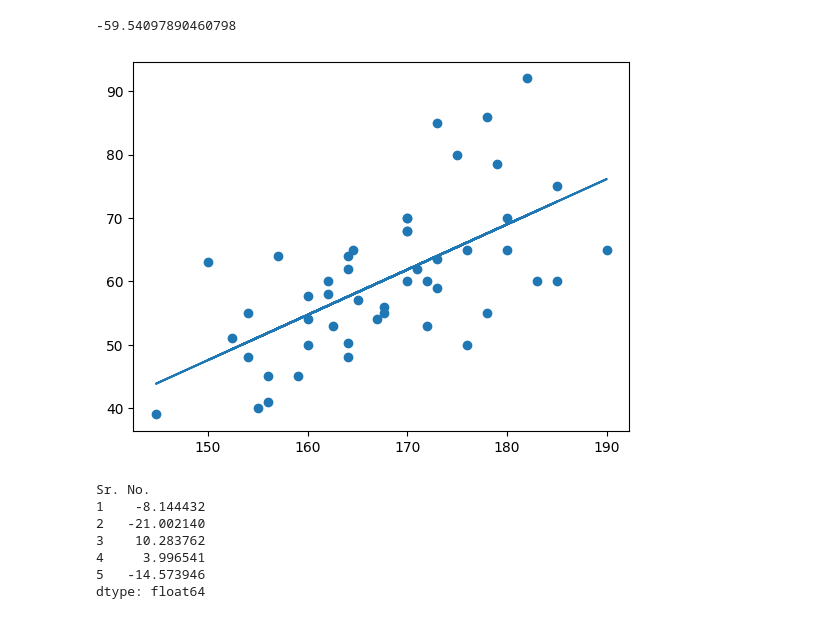
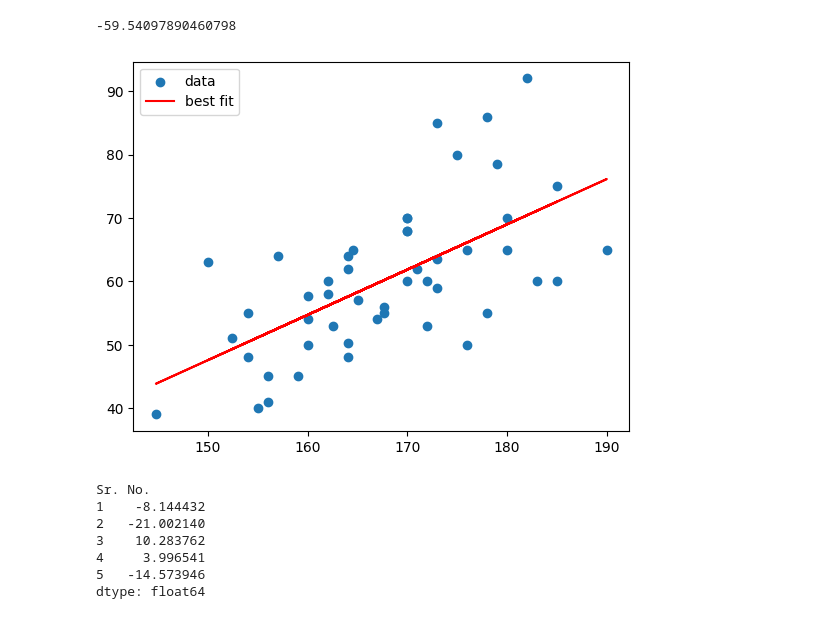
Before and after one commit to Rohit-Solanki-6105/ml-prac, a Jupyter notebook: linear_regression.ipynb, the cells around one changed output. Cells and saved outputs as stored; diff of their text form; code cells hidden in the pictures.

```diff
--- a/linear_regression.ipynb
+++ b/linear_regression.ipynb
@@ -60,11 +60,12 @@ def y_pred(x):
 # %%
 yp = y_pred(X)
 # %%
-plt.scatter(X, Y)
-plt.plot(X, yp)
+plt.scatter(X, Y, label="data")
+plt.plot(X, yp, color="red" , label="best fit")
+plt.legend()
 plt.show()
 # %% [output]
-[figure, old version]
+[figure, new version]
 # %%
 errors = yp - Y
 # %%
```
Also changed, not shown: parts of 10 cells of this notebook, 8 other files.
